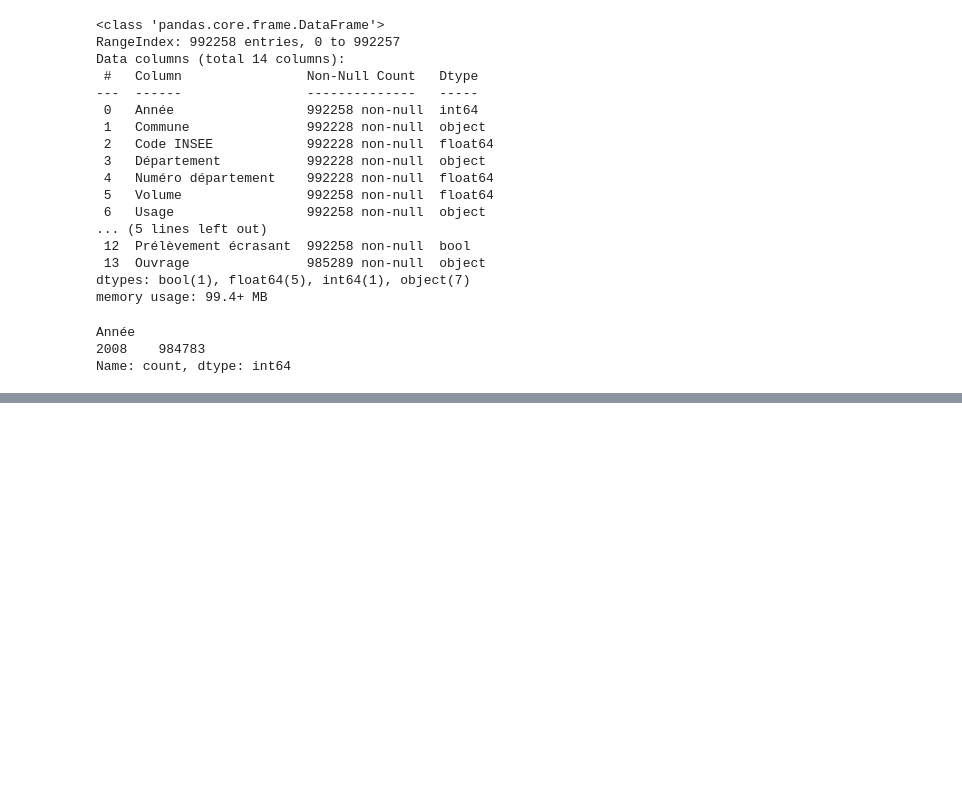
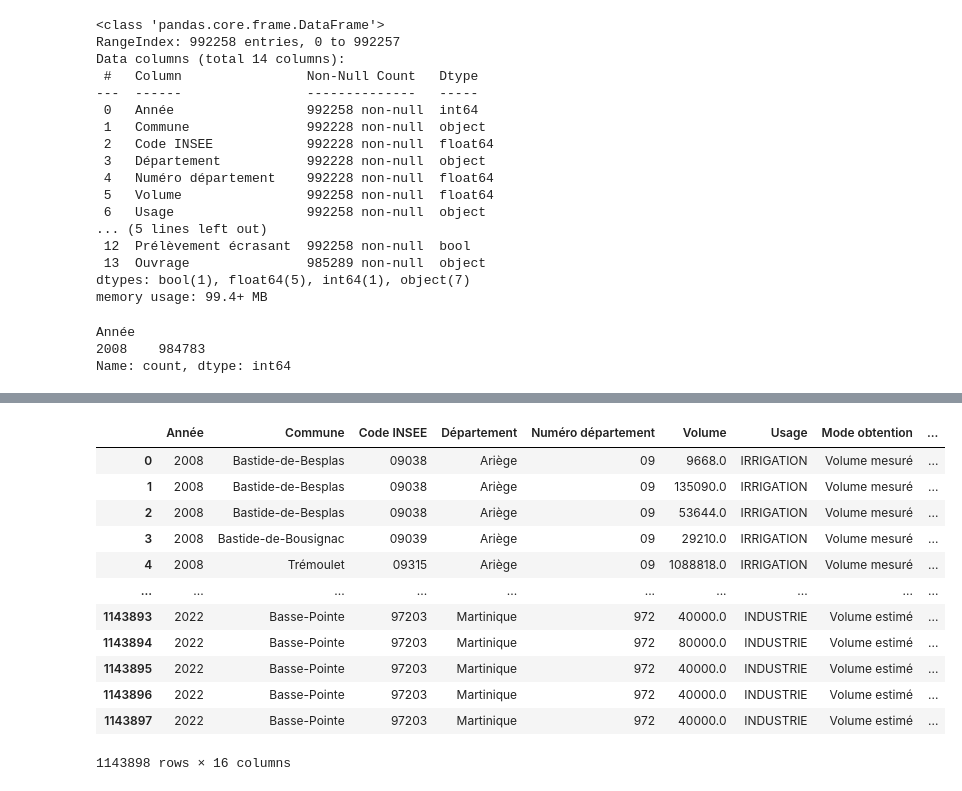
Before and after one commit to Garvoz/AquaVision, a Jupyter notebook: exploration2.ipynb, the cells around one changed output, grey strips where cells are left out. Drawn from its saved outputs; the diff is of its cells as text; code cells hidden in the pictures; blank space fills up the shorter version.

```diff
--- a/exploration2.ipynb
+++ b/exploration2.ipynb
@@ -270,0 +386,4 @@ Name: count, dtype: int64
+# %%
+# Filtrage du df pour récupérer les communes que l'on veut
+df_base = df_base[["Code INSEE de la commune adhérente", "Identifiant SISPEA de la collectivité de l'entité de gestion à laquelle la commune adhère"]]
+df_base = df_base.rename({"Code INSEE de la commune adhérente" : "Code INSEE"}, axis = 1)
@@ -270,0 +452,32 @@ Name: count, dtype: int64
+# %%
+
+df_list = []
+
+for annee in range(2012, 2024):
+    df1 = pd.read_csv("C:/Users/Antoine/Documents/AquaVision/donnees/brutes/assainissement/tarifs_AC_" + str(annee) + ".csv", encoding="Windows-1252", sep=";", low_memory=False)
+
+    df1['Id SISPEA de la collectivité'] = df1['Id SISPEA de la collectivité'].str.replace('CollectivityId=', '').astype(int)
+
+    df1 = df1[['Id SISPEA de la collectivité', 'D204.0']]
+
+    df_temp = pd.merge(df_base, df1, how = 'left', left_on = "Identifiant SISPEA de la collectivité de l'entité de gestion à laquelle la commune adhère", right_on = "Id SISPEA de la collectivité").drop(["Identifiant SISPEA de la collectivité de l'entité de gestion à laquelle la commune adhère", "Id SISPEA de la collectivité"], axis = 1)
+
+
+    df_temp['D204.0'] = df_temp['D204.0'].str.replace(",", ".").astype(float)
+
+    df_temp = df_temp.fillna(0)
+
+    df_temp = df_temp.groupby('Code INSEE').max()
+
+    df_temp['Année'] = annee
+
+    df_temp = df_temp.reset_index()
+
+    df_list.append(df_temp)
+
+# Concatenation de tous les DataFrames accumulés dans la liste
+df_prix_ass = pd.concat(df_list, ignore_index = True)
+
+df_prix_ass['D204.0'] = df_prix_ass['D204.0'].apply(lambda x : np.nan if x==0 else round(x , 2))
+
+df_prix_ass
@@ -270,0 +498,2 @@ Name: count, dtype: int64
+# %%
+df_prix = pd.merge(df_prix_eau, df_prix_ass, how = 'outer', on = ['Code INSEE', 'Année'])
@@ -270,0 +516,18 @@ Name: count, dtype: int64
+# %%
+df_prel = pd.merge(df, df_prix, how = 'left', on = ['Code INSEE', 'Année'] )
+# %%
+df_prel
+# %% [output]
+|  | Année | Commune | Code INSEE | Département | Numéro département | Volume | Usage | Mode obtention | ... |
+| 0 | 2008 | Bastide-de-Besplas | 09038 | Ariège | 09 | 9668.0 | IRRIGATION | Volume mesuré | ... |
+| 1 | 2008 | Bastide-de-Besplas | 09038 | Ariège | 09 | 135090.0 | IRRIGATION | Volume mesuré | ... |
+| 2 | 2008 | Bastide-de-Besplas | 09038 | Ariège | 09 | 53644.0 | IRRIGATION | Volume mesuré | ... |
+| 3 | 2008 | Bastide-de-Bousignac | 09039 | Ariège | 09 | 29210.0 | IRRIGATION | Volume mesuré | ... |
+| 4 | 2008 | Trémoulet | 09315 | Ariège | 09 | 1088818.0 | IRRIGATION | Volume mesuré | ... |
+| ... | ... | ... | ... | ... | ... | ... | ... | ... | ... |
+| 1143893 | 2022 | Basse-Pointe | 97203 | Martinique | 972 | 40000.0 | INDUSTRIE | Volume estimé | ... |
+| 1143894 | 2022 | Basse-Pointe | 97203 | Martinique | 972 | 80000.0 | INDUSTRIE | Volume estimé | ... |
+| 1143895 | 2022 | Basse-Pointe | 97203 | Martinique | 972 | 40000.0 | INDUSTRIE | Volume estimé | ... |
+| 1143896 | 2022 | Basse-Pointe | 97203 | Martinique | 972 | 40000.0 | INDUSTRIE | Volume estimé | ... |
+| 1143897 | 2022 | Basse-Pointe | 97203 | Martinique | 972 | 40000.0 | INDUSTRIE | Volume estimé | ... |
+1143898 rows × 16 columns
```
Also changed, not shown: parts of 25 cells of this notebook, 6 other files.
